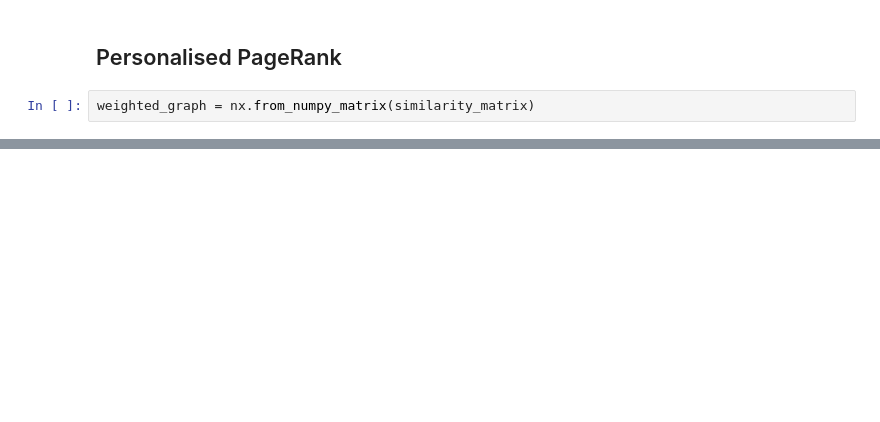
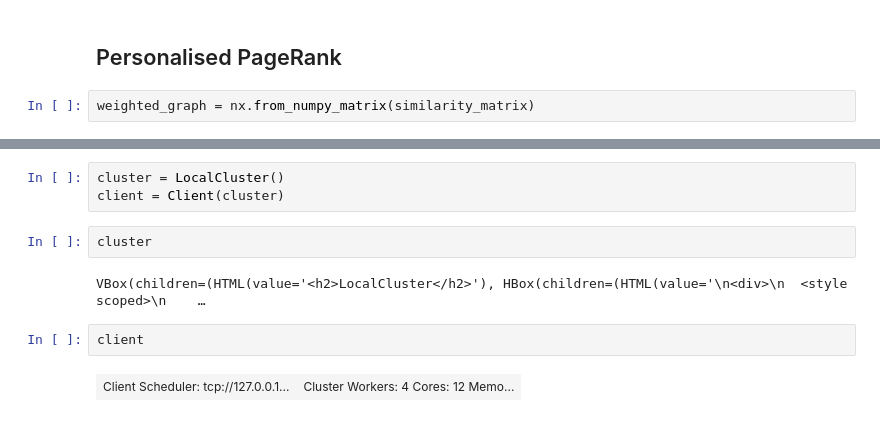
Before and after one commit to sheikhomar/snow-leopard, a Jupyter notebook: notebooks/07-pagerank.ipynb, the cells around one changed output, grey strips where cells are left out. Drawn from its saved outputs; the diff is of its cells as text; blank space fills up the shorter version.

```diff
--- a/notebooks/07-pagerank.ipynb
+++ b/notebooks/07-pagerank.ipynb
@@ -113,0 +131,11 @@ weighted_graph = nx.from_numpy_matrix(similarity_matrix)
+# %%
+cluster = LocalCluster()
+client = Client(cluster)
+# %%
+cluster
+# %% [output]
+VBox(children=(HTML(value='<h2>LocalCluster</h2>'), HBox(children=(HTML(value='\n<div>\n  <style scoped>\n    …
+# %%
+client
+# %% [output]
+| Client Scheduler: tcp://127.0.0.1... | Cluster Workers: 4 Cores: 12 Memo... |
```
Also changed, not shown: parts of 7 cells of this notebook, 3 other files.
